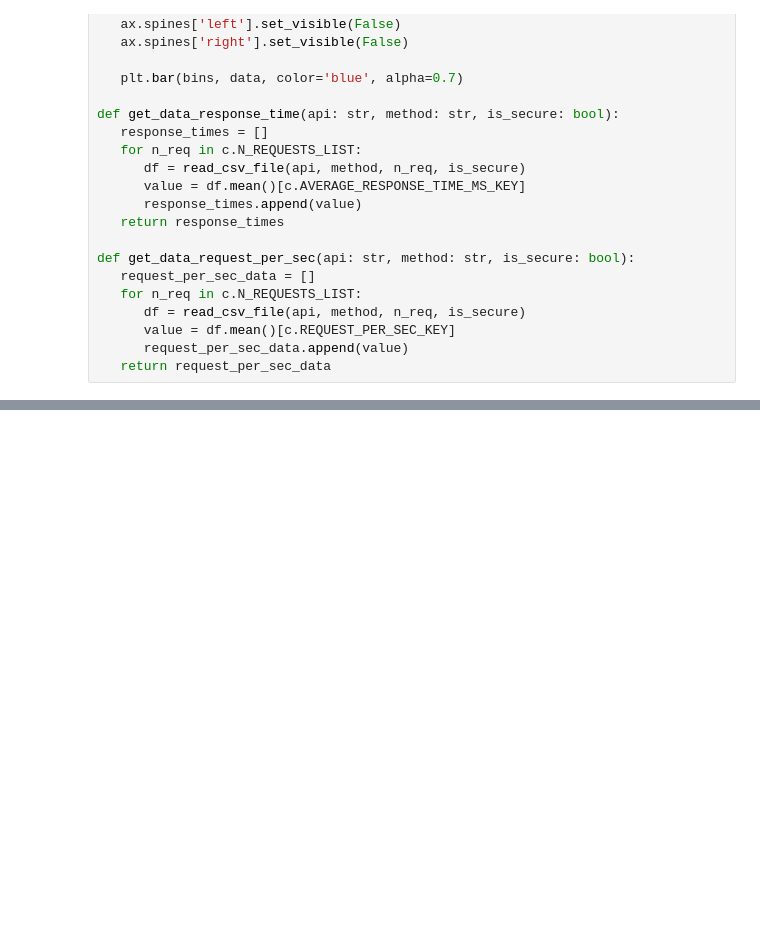
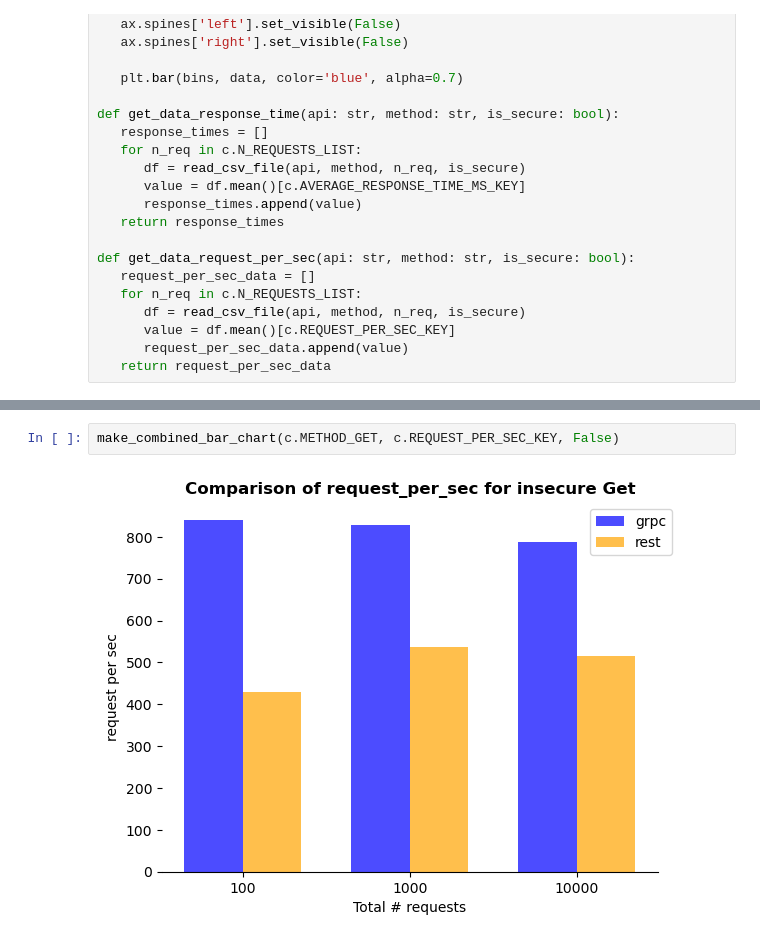
Before and after one commit to xXPinkmagicXx/prototype, a Jupyter notebook: visualize.ipynb, the cells around one changed output, grey strips where cells are left out. Cells and saved outputs as stored; diff of their text form; blank space fills up the shorter version.

```diff
--- a/visualize.ipynb
+++ b/visualize.ipynb
@@ -107,3 +115,7 @@ make_combined_bar_chart(c.METHOD_CREATE, c.REQUEST_PER_SEC_KEY, False)
+# %%
+make_combined_bar_chart(c.METHOD_GET, c.REQUEST_PER_SEC_KEY, False)
+# %% [output]
+[figure, added]
 # %%
 make_combined_bar_chart(c.METHOD_GET, c.AVERAGE_RESPONSE_TIME_MS_KEY, False)
 # %% [output]
```
Also changed, not shown: parts of 7 cells of this notebook, 6 other files.
